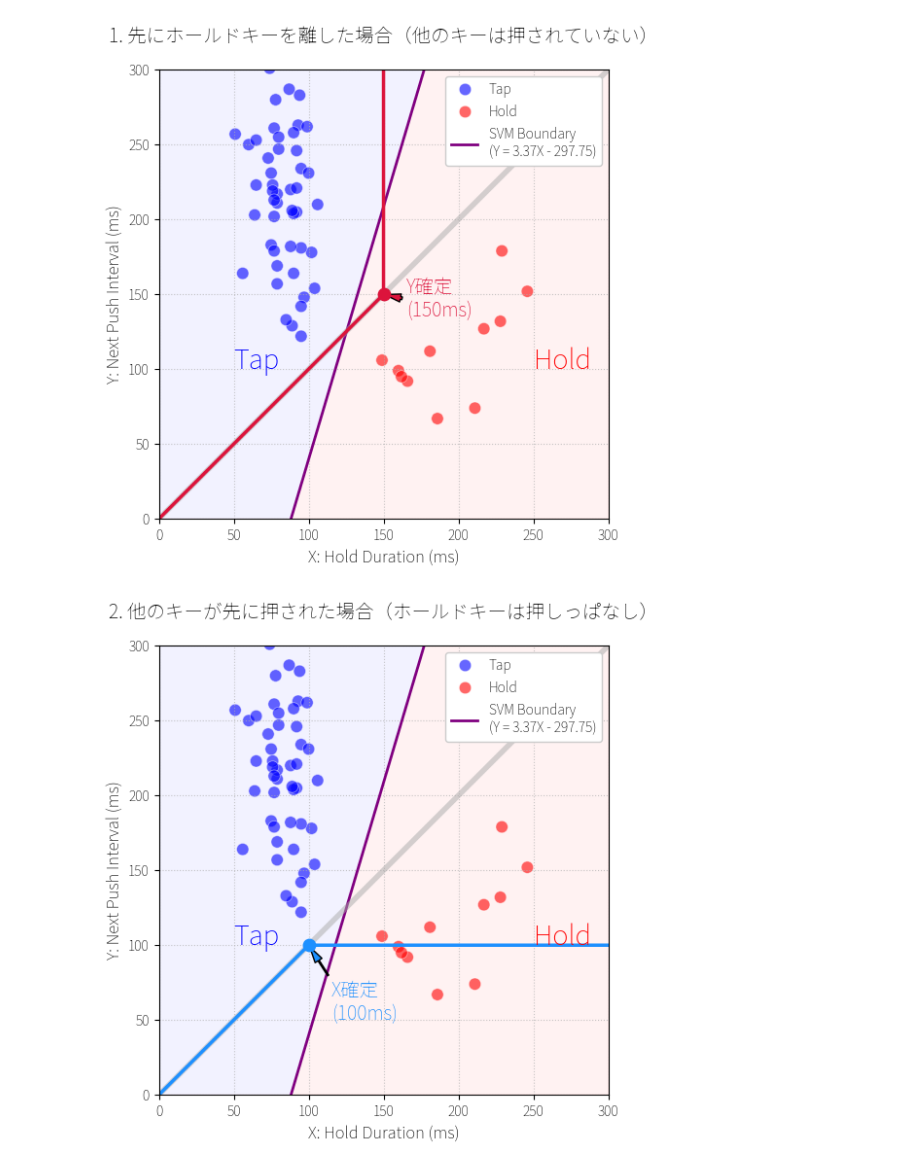
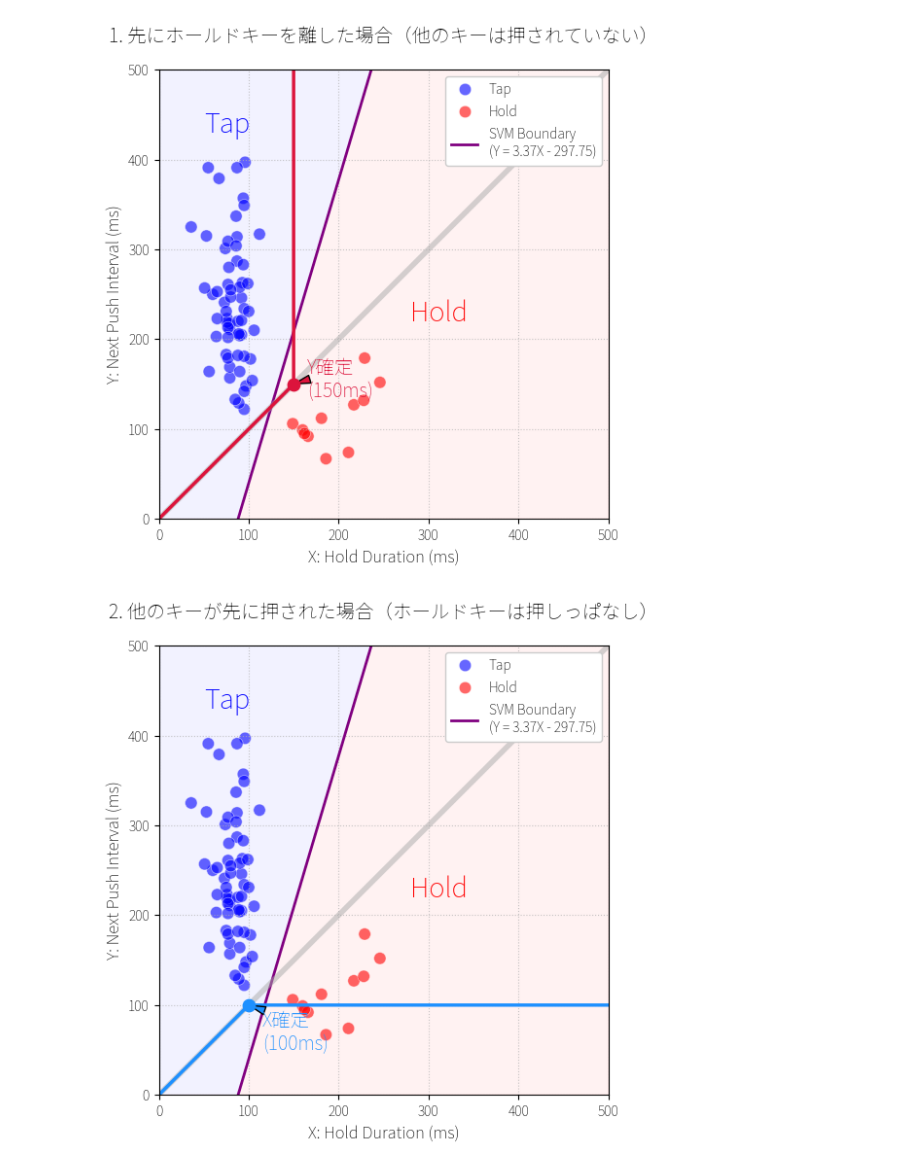
Before and after one commit to bilzard/qmk_userspace, a Jupyter notebook: analysis/graph.ipynb, the cells around one changed output. Drawn from its saved outputs; the diff is of its cells as text; code cells hidden in the pictures.

Commit message:
change MAX_TIME 500ms

```diff
--- a/analysis/graph.ipynb
+++ b/analysis/graph.ipynb
@@ -43,7 +43,7 @@ plt.rcParams['axes.labelweight'] = 'bold'
 plt.rcParams['axes.titleweight'] = 'bold'
 
 
-MAX_TIME = 300
+MAX_TIME = 500
 Y_push = 150
 
 def draw_base(df, target_id="R9,C0", ax=None, draw_svm_boundary=True):
@@ -93,8 +93,8 @@ def draw_base(df, target_id="R9,C0", ax=None, draw_svm_boundary=True):
             else:
                 ax.fill_between(x_vals, y_vals, MAX_TIME, color='red', alpha=0.05)
                 ax.fill_between(x_vals, 0, y_vals, color='blue', alpha=0.05)
-            ax.text(250, 100, 'Hold', color='red', fontsize=20, fontweight='bold')
-            ax.text(50,100, 'Tap', color='blue', fontsize=20, fontweight='bold')
+            ax.text(280, 220, 'Hold', color='red', fontsize=20, fontweight='bold')
+            ax.text(50, 430, 'Tap', color='blue', fontsize=20, fontweight='bold')
 
     ax.set_xlim(0, MAX_TIME)
     ax.set_ylim(0, MAX_TIME)
@@ -112,34 +112,34 @@ def draw_path_y_settled(ax):
 
     # 1. どちらも未確定の場合の経路 (y=x上を進行)
     ax.plot([0, MAX_TIME], [0, MAX_TIME], color='darkgray', linewidth=4, alpha=0.5,
             label='')
 
     # 3. Next Push(Y)が先行して確定した場合の経路
     # (0,0) -> (Y, Y) までは未確定、そこから垂直に (∞, Y) へ
     x3_path = [0, Y_push, Y_push]
     y3_path = [0, Y_push, MAX_TIME]
     ax.plot(x3_path, y3_path, color='crimson', linewidth=2.5,
             label='')
 
     # 確定ポイントのマーカーと注釈
     ax.scatter([Y_push], [Y_push], color='crimson', s=80, zorder=5)
     ax.annotate(f'Y確定\n({Y_push}ms)', xy=(Y_push, Y_push), xytext=(Y_push + 15, Y_push -15),
                 arrowprops=dict(facecolor='crimson', shrink=0.05, width=2, headwidth=6),
                 color='crimson', fontweight='bold', fontsize=14)
 
 
 
 # 関数の実行
 if __name__ == "__main__":
     STROKES_FILE = "../preprocessed/strokes_svm_it3.json"
     LABELS_FILE = "../preprocessed/labels_svm_it3.json"
     df_merged = load_and_preprocess_data(STROKES_FILE, LABELS_FILE)
 
     _, ax = plt.subplots(figsize=(6, 6))
     draw_base(df_merged, target_id="R9,C0", ax=ax)
     draw_path_y_settled(ax)
 # %% [output]
-[figure, old version]
+[figure, new version]
 # %%
 import matplotlib.pyplot as plt
 import numpy as np
@@ -184,7 +184,7 @@ if __name__ == "__main__":
     draw_base(df_merged, target_id="R9,C0", ax=ax)
     draw_path_x_settled(ax)
 # %% [output]
-[figure, old version]
+[figure, new version]
 # %%
 def draw_trivial_tap_region(ax):
     # 基本となる y = x の対角線
```
Also changed, not shown: parts of 4 cells of this notebook.
